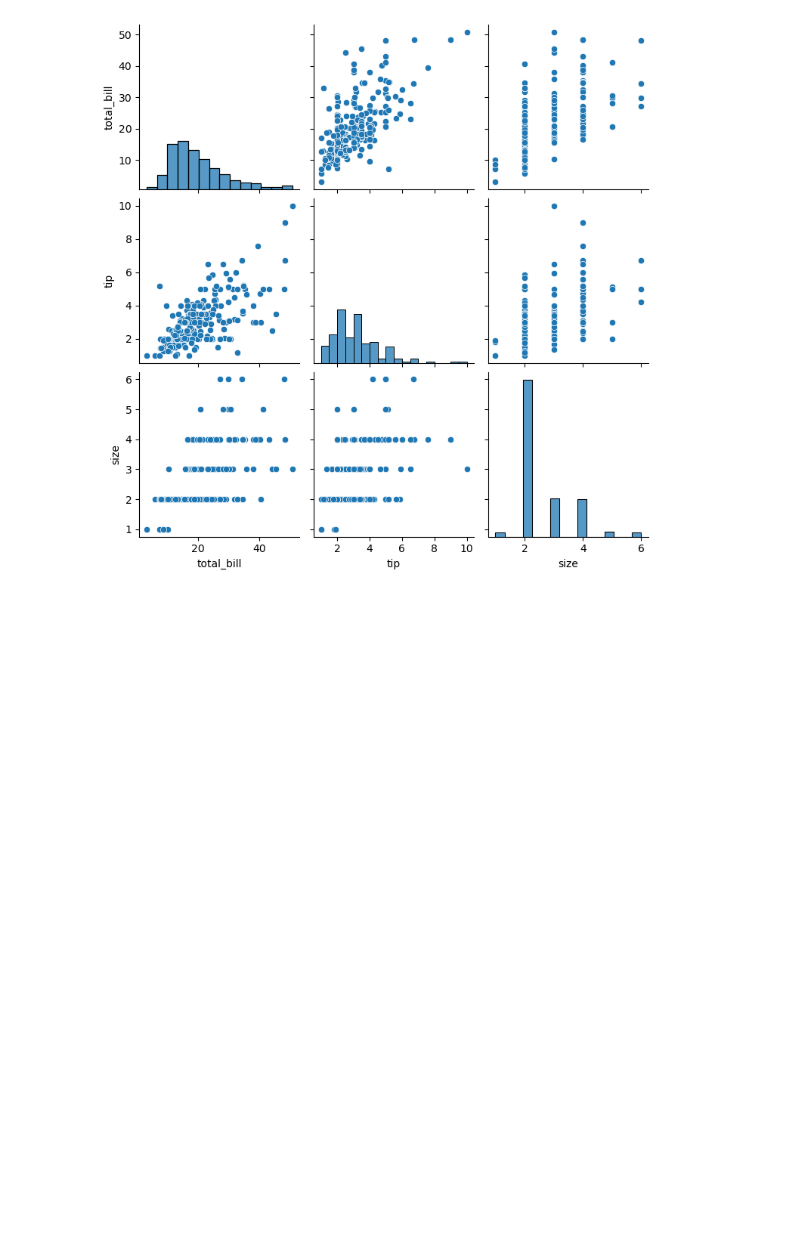
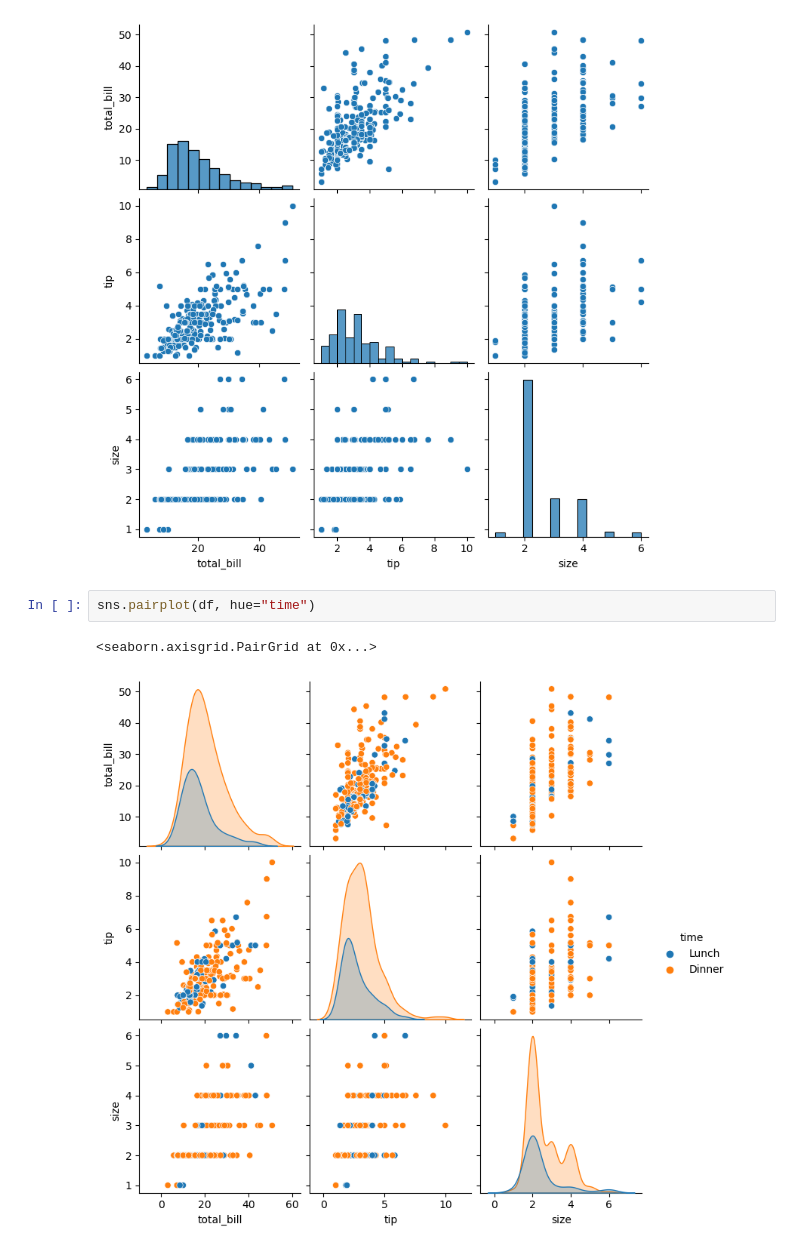
Before and after one commit to ashraful005/DS_ML_Bootcamp, a Jupyter notebook: Matplotlib_Seaborn/Matplotlib_Seaborn.ipynb, the cells around one changed output. Saved outputs shown, nothing was run; the diff lists cells and outputs as text; blank space fills up the shorter version.

Commit message:
Pair plot hue

```diff
--- a/Matplotlib_Seaborn/Matplotlib_Seaborn.ipynb
+++ b/Matplotlib_Seaborn/Matplotlib_Seaborn.ipynb
@@ -127,3 +127,8 @@ sns.pairplot(df)
 # %% [output]
 <seaborn.axisgrid.PairGrid at 0x...>
 [figure]
+# %%
+sns.pairplot(df, hue="time")
+# %% [output]
+<seaborn.axisgrid.PairGrid at 0x...>
+[figure, added]
```
